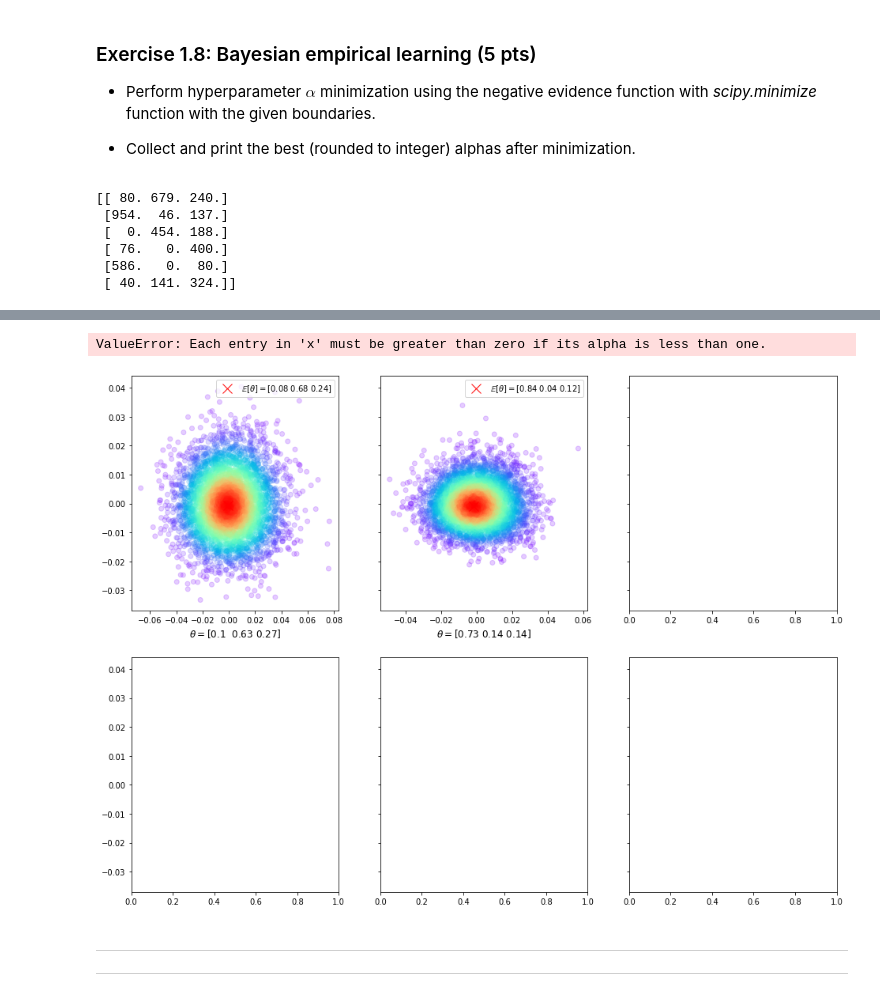
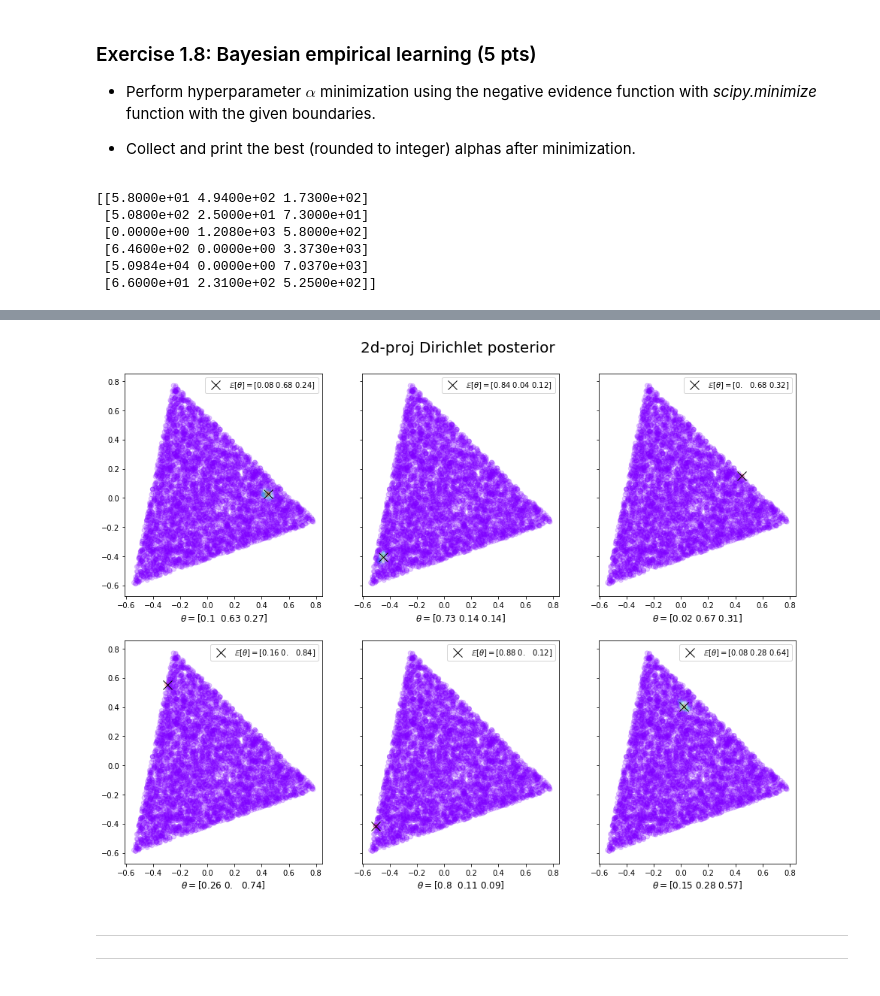
Before and after one commit to toristvan/BAP, a Jupyter notebook: HW3/Homework3-20200124/BAP_HW_3.ipynb, the cells around one changed output, grey strips where cells are left out. Saved outputs shown, nothing was run; the diff lists cells and outputs as text; code cells hidden in the pictures.

```diff
--- a/HW3/Homework3-20200124/BAP_HW_3.ipynb
+++ b/HW3/Homework3-20200124/BAP_HW_3.ipynb
@@ -323,10 +323,10 @@ def neg_evidence(alpha,X):
     alpha_hat = X.sum(axis = 0) + alpha
     neg_ev_log = - ( loggamma(alpha.sum()) - loggamma(alpha).sum()
                     + loggamma(alpha_hat).sum() - loggamma(alpha_hat.sum()) )
-    neg_ev = np.exp(neg_ev_log)
+    #neg_ev = np.exp(neg_ev_log)
 
 
-    return neg_ev
+    return neg_ev_log
 # %% [markdown]
 ### Exercise 1.8: Bayesian empirical learning (5 pts)
 
@@ -351,12 +351,12 @@ for x in all_X:
     # YOUR CODE HERE
 print(np.round(best_alphas,0))
 # %% [output]
-[[ 80. 679. 240.]
- [954.  46. 137.]
- [  0. 454. 188.]
- [ 76.   0. 400.]
- [586.   0.  80.]
- [ 40. 141. 324.]]
+[[5.8000e+01 4.9400e+02 1.7300e+02]
+ [5.0800e+02 2.5000e+01 7.3000e+01]
+ [0.0000e+00 1.2080e+03 5.8000e+02]
+ [6.4600e+02 0.0000e+00 3.3730e+03]
+ [5.0984e+04 0.0000e+00 7.0370e+03]
+ [6.6000e+01 2.3100e+02 5.2500e+02]]
 # %% [markdown]
 ### Exercise 1.9: Bayesian empirical learning (5 pts)
 
@@ -372,37 +372,36 @@ print(np.round(best_alphas,0))
 # %%
 M,N,K = all_X.shape
 
 N = 5000
-#alpha_0 = np.ones(K)
-#alpha_0 = best_alphas
-
 f,axis = plt.subplots(2, 3, sharex=False, sharey=True, figsize=(16,12))
 n = 0
+
 for i in range(2):
     for j in range(3):
         ax = axis[i,j]
         X_tr = all_X[n]
-        pca = PCA(n_components=2)
+        theta = thetas[n]
+
+        # YOUR CODE HERE
+        E_theta = np.round(best_alphas[n] / np.sum(best_alphas[n]),2)
+        X_sample = dirichlet.rvs(alpha_0, size = N, random_state = 42)
+        pdf, alpha_hat = posterior(x = X_sample, X = X_tr, alpha = best_alphas[n])
+        pca = PCA(n_components = 2)
+        space_range = pca.fit_transform(X_sample)
 
 
-        # YOUR CODE HERE
-        alpha_0 = best_alphas[n]
-        X_sample = dirichlet.rvs(alpha_0, size = N, random_state = 42)
-        pdf, alpha_hat = posterior(x = X_sample, X = X_tr, alpha = alpha_0)
-        pca = PCA(n_components = 2)
-        space_range = pca.fit_transform(X_sample)
-        E_theta = np.round(alpha_hat / np.sum(alpha_hat),2)
-
         idx = np.argmax(pdf)
-        ax.plot(*space_range[idx], 'rx', ms=12, label='$\\mathbb{E}[\\theta] = $'+f'{E_theta}')
+        #ax.set_ylim(-0.8,1.2)
+        ax.plot(*space_range[idx], 'kx', ms=12, label='$\\mathbb{E}[\\theta] = $'+f'{E_theta}')
         ax.scatter(*space_range.T, c=pdf, cmap=cm.rainbow, alpha=0.2)
-        ax.set_xlabel('$\\theta = $'+f'{np.round(thetas[n],2)}', fontsize=12)
+        ax.set_xlabel('$\\theta = $'+f'{np.round(theta,2)}', fontsize=12)
         ax.legend(loc=1)
         n+=1
+
+
 _=axis[0,1].set_title('2d-proj Dirichlet posterior \n', fontsize=20)
 # %% [output]
-ValueError: Each entry in 'x' must be greater than zero if its alpha is less than one.
-[figure, old version]
+[figure, new version]
 # %% [markdown]
 <hr><hr>
 # %% [markdown]
```
Also changed, not shown: parts of 4 cells of this notebook.
